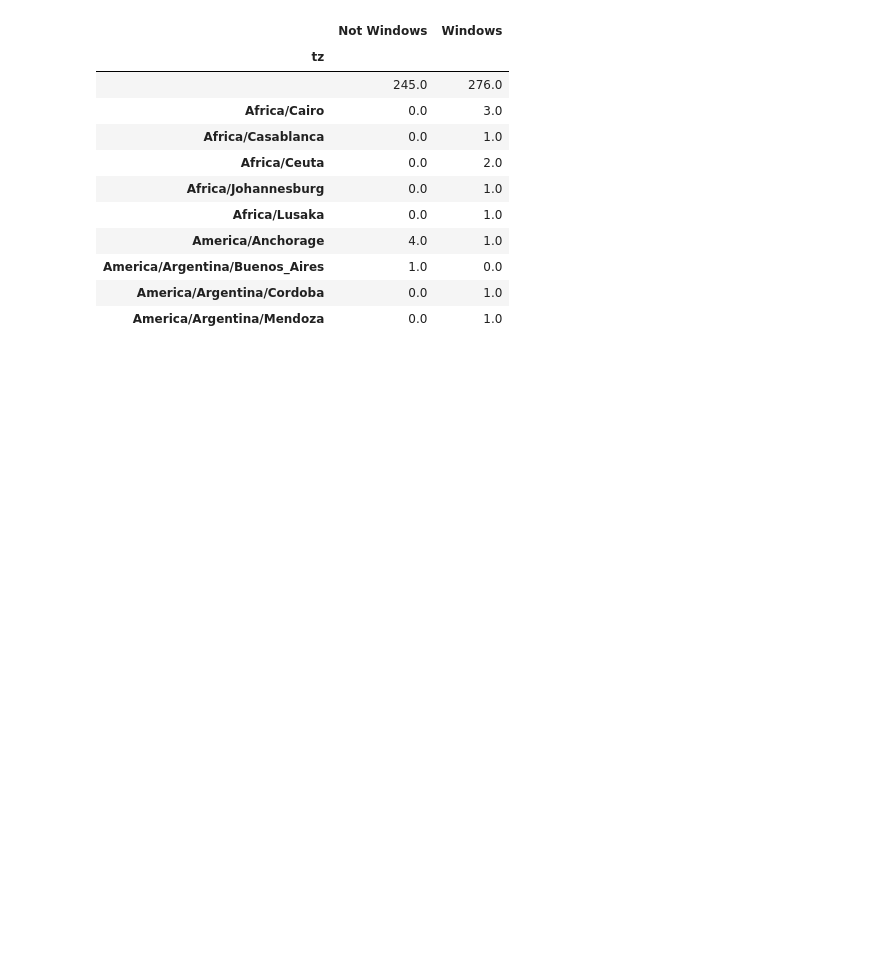
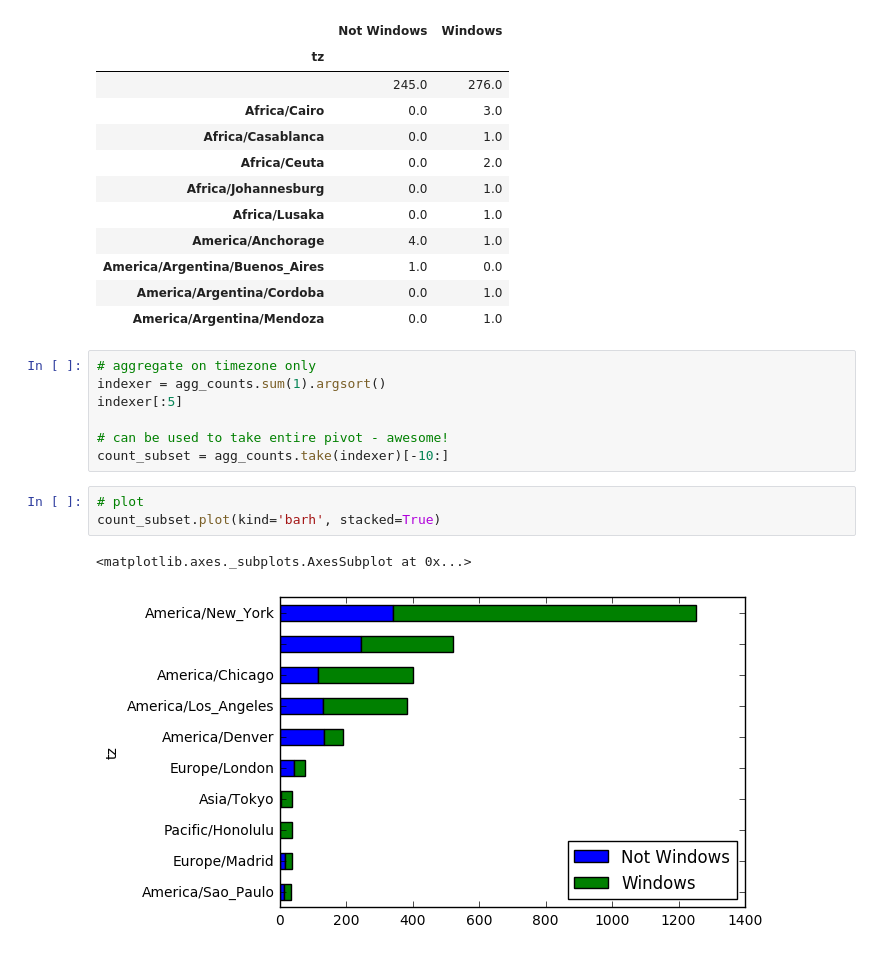
Before and after one commit to weichetaru/pandas, a Jupyter notebook: python-02.1.ipynb, the cells around one changed output. Saved outputs shown, nothing was run; the diff lists cells and outputs as text; blank space fills up the shorter version.

Commit message:
add graph

```diff
--- a/python-02.1.ipynb
+++ b/python-02.1.ipynb
@@ -101,3 +105,16 @@ agg_counts[:10]
 | America/Argentina/Buenos_Aires | 1.0 | 0.0 |
 | America/Argentina/Cordoba | 0.0 | 1.0 |
 | America/Argentina/Mendoza | 0.0 | 1.0 |
+# %%
+# aggregate on timezone only
+indexer = agg_counts.sum(1).argsort()
+indexer[:5]
+
+# can be used to take entire pivot - awesome!
+count_subset = agg_counts.take(indexer)[-10:]
+# %%
+# plot
+count_subset.plot(kind='barh', stacked=True)
+# %% [output]
+<matplotlib.axes._subplots.AxesSubplot at 0x...>
+[figure, added]
```
Also changed, not shown: parts of 5 cells of this notebook.
